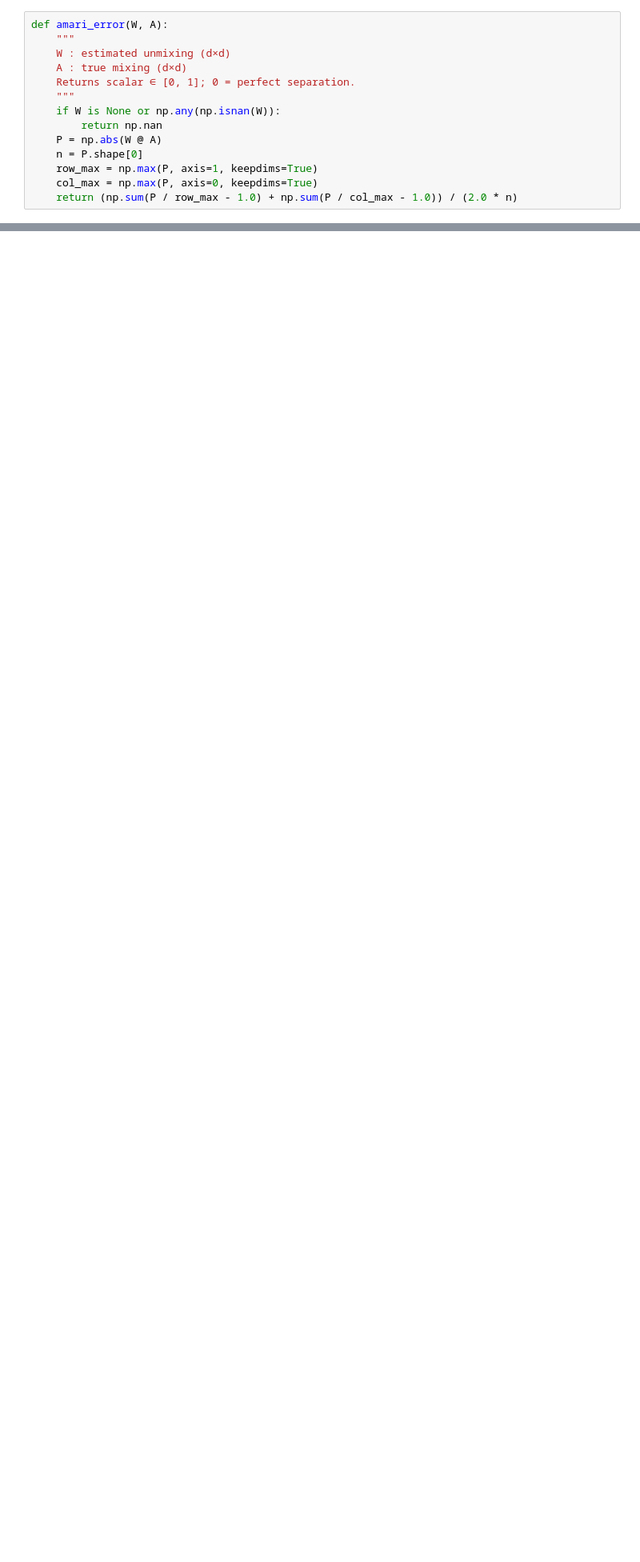
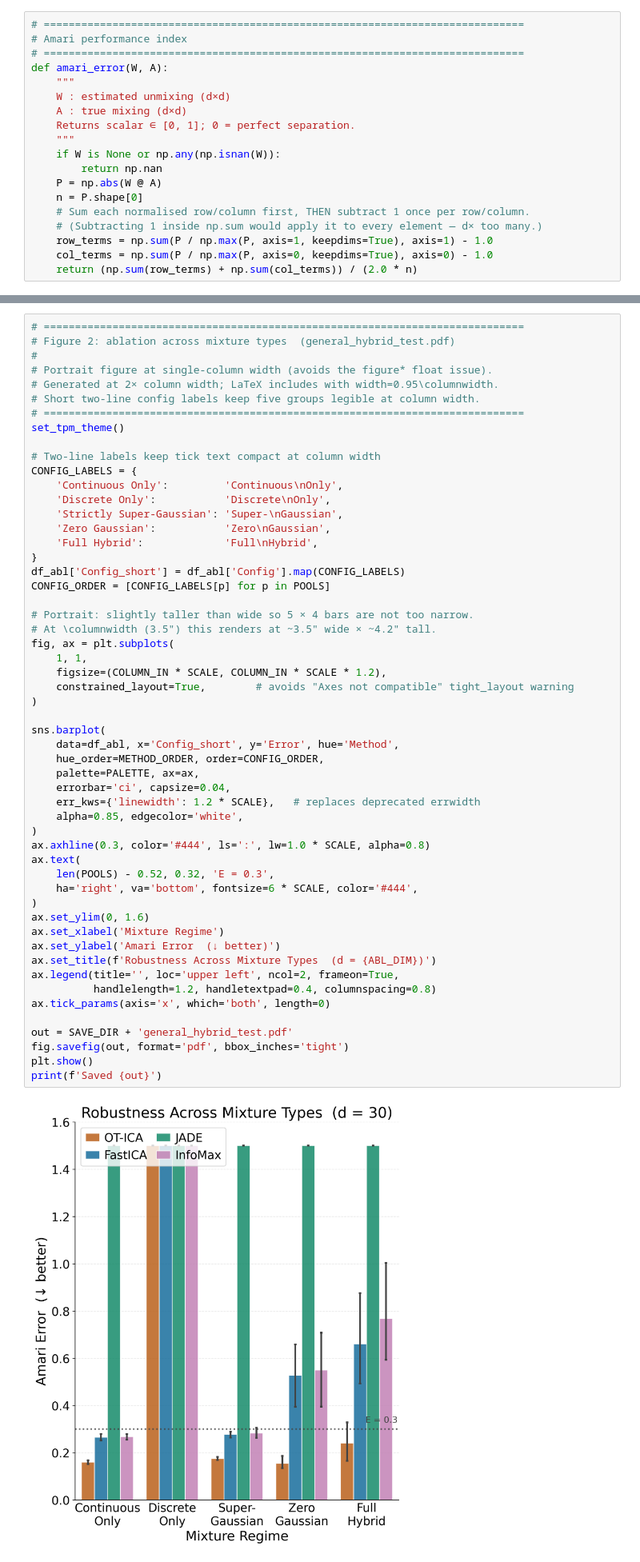
Before and after one commit to ashutoshjha3103/ot_in_linear_ica, a Jupyter notebook: exp/tpm2026_figures.ipynb, the cells around one changed output, grey strips where cells are left out. Shown at 80% size. Saved outputs shown, nothing was run; the diff lists cells and outputs as text; blank space fills up the shorter version.

```diff
--- a/exp/tpm2026_figures.ipynb
+++ b/exp/tpm2026_figures.ipynb
@@ -66,6 +71,9 @@ def set_tpm_theme():
 
 set_tpm_theme()
 # %%
+# =============================================================================
+# Amari performance index
+# =============================================================================
 def amari_error(W, A):
     """
     W : estimated unmixing (d×d)
@@ -76,9 +84,11 @@ def amari_error(W, A):
         return np.nan
     P = np.abs(W @ A)
     n = P.shape[0]
-    row_max = np.max(P, axis=1, keepdims=True)
-    col_max = np.max(P, axis=0, keepdims=True)
-    return (np.sum(P / row_max - 1.0) + np.sum(P / col_max - 1.0)) / (2.0 * n)
+    # Sum each normalised row/column first, THEN subtract 1 once per row/column.
+    # (Subtracting 1 inside np.sum would apply it to every element — d× too many.)
+    row_terms = np.sum(P / np.max(P, axis=1, keepdims=True), axis=1) - 1.0
+    col_terms = np.sum(P / np.max(P, axis=0, keepdims=True), axis=0) - 1.0
+    return (np.sum(row_terms) + np.sum(col_terms)) / (2.0 * n)
 # %%
 # =============================================================================
 # JADE (pure NumPy, no extra dependency)
@@ -403,0 +488,56 @@ Saved ../uai_workshop/general_hybrid_test.pdf
+# %%
+# =============================================================================
+# Figure 2: ablation across mixture types  (general_hybrid_test.pdf)
+#
+# Portrait figure at single-column width (avoids the figure* float issue).
+# Generated at 2× column width; LaTeX includes with width=0.95\columnwidth.
+# Short two-line config labels keep five groups legible at column width.
+# =============================================================================
+set_tpm_theme()
+
+# Two-line labels keep tick text compact at column width
+CONFIG_LABELS = {
+    'Continuous Only':         'Continuous\nOnly',
+    'Discrete Only':           'Discrete\nOnly',
+    'Strictly Super-Gaussian': 'Super-\nGaussian',
+    'Zero Gaussian':           'Zero\nGaussian',
+    'Full Hybrid':             'Full\nHybrid',
+}
+df_abl['Config_short'] = df_abl['Config'].map(CONFIG_LABELS)
+CONFIG_ORDER = [CONFIG_LABELS[p] for p in POOLS]
+
+# Portrait: slightly taller than wide so 5 × 4 bars are not too narrow.
+# At \columnwidth (3.5") this renders at ~3.5" wide × ~4.2" tall.
+fig, ax = plt.subplots(
+    1, 1,
+    figsize=(COLUMN_IN * SCALE, COLUMN_IN * SCALE * 1.2),
+    constrained_layout=True,        # avoids "Axes not compatible" tight_layout warning
+)
+
+sns.barplot(
+    data=df_abl, x='Config_short', y='Error', hue='Method',
+    hue_order=METHOD_ORDER, order=CONFIG_ORDER,
+    palette=PALETTE, ax=ax,
+    errorbar='ci', capsize=0.04,
+    err_kws={'linewidth': 1.2 * SCALE},   # replaces deprecated errwidth
+    alpha=0.85, edgecolor='white',
+)
+ax.axhline(0.3, color='#444', ls=':', lw=1.0 * SCALE, alpha=0.8)
+ax.text(
+    len(POOLS) - 0.52, 0.32, 'E = 0.3',
+    ha='right', va='bottom', fontsize=6 * SCALE, color='#444',
+)
+ax.set_ylim(0, 1.6)
+ax.set_xlabel('Mixture Regime')
+ax.set_ylabel('Amari Error  (↓ better)')
+ax.set_title(f'Robustness Across Mixture Types  (d = {ABL_DIM})')
+ax.legend(title='', loc='upper left', ncol=2, frameon=True,
+          handlelength=1.2, handletextpad=0.4, columnspacing=0.8)
+ax.tick_params(axis='x', which='both', length=0)
+
+out = SAVE_DIR + 'general_hybrid_test.pdf'
+fig.savefig(out, format='pdf', bbox_inches='tight')
+plt.show()
+print(f'Saved {out}')
+# %% [output]
+[figure, added]
```
Also changed, not shown: parts of 11 cells of this notebook, 3 other files.
